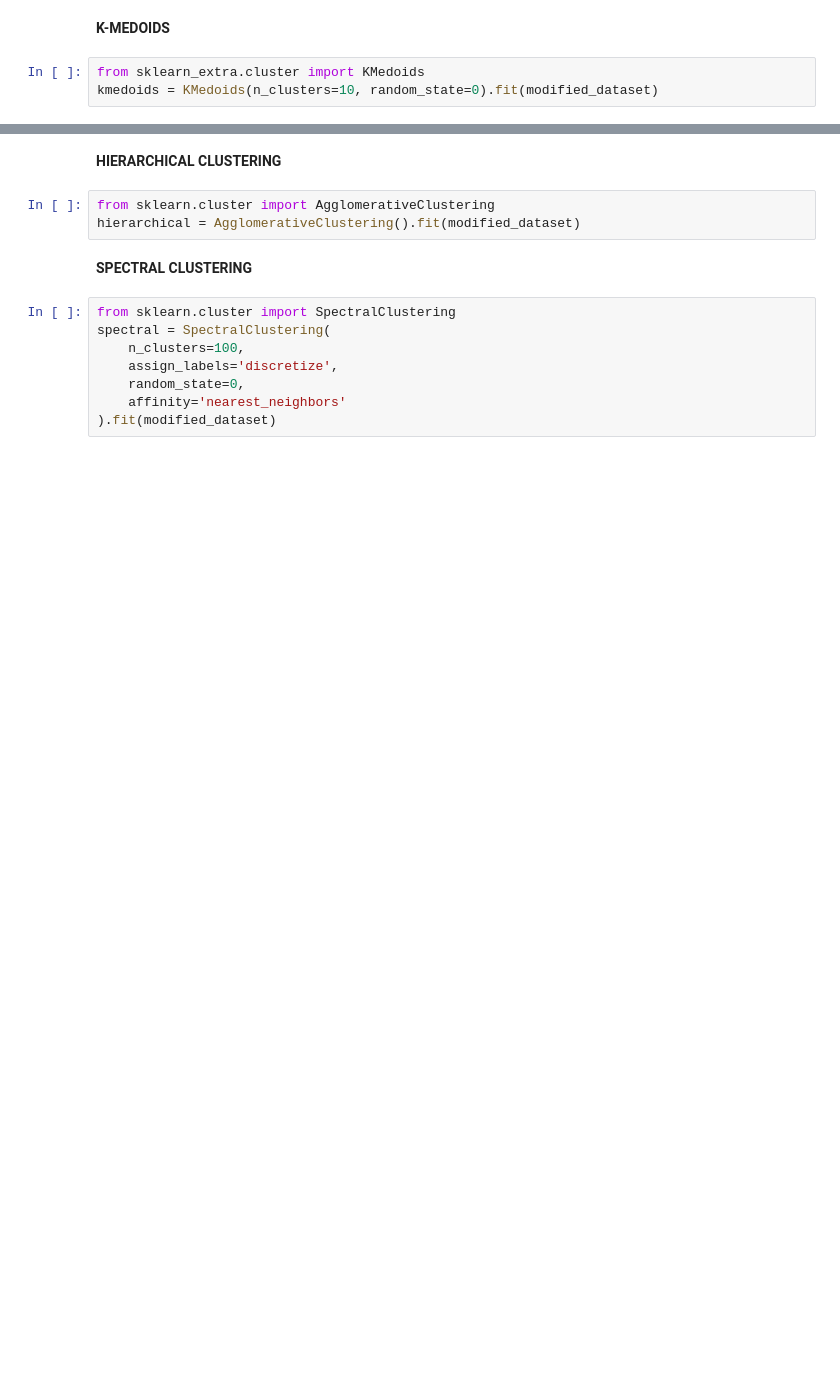
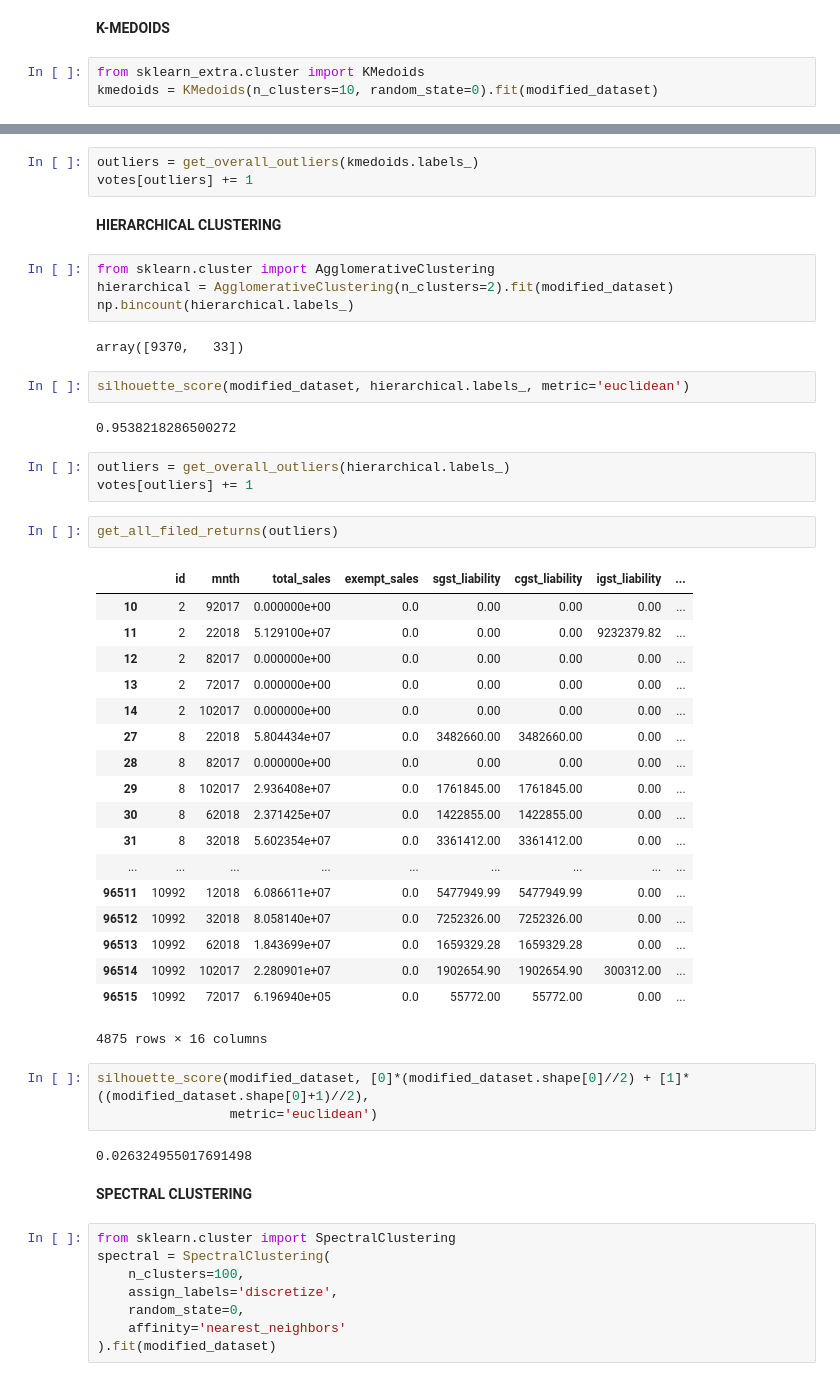
Before and after one commit to polarboar/Fraud-Analytics, a Jupyter notebook: project2/main.ipynb, the cells around one changed output, grey strips where cells are left out. Saved outputs shown, nothing was run; the diff lists cells and outputs as text; blank space fills up the shorter version.

```diff
--- a/project2/main.ipynb
+++ b/project2/main.ipynb
@@ -399,8 +451,47 @@ kmedoids = KMedoids(n_clusters=10, random_state=0).fit(modified_dataset)
+# %%
+outliers = get_overall_outliers(kmedoids.labels_)
+votes[outliers] += 1
 # %% [markdown]
 **HIERARCHICAL CLUSTERING**
 # %%
 from sklearn.cluster import AgglomerativeClustering
-hierarchical = AgglomerativeClustering().fit(modified_dataset)
+hierarchical = AgglomerativeClustering(n_clusters=2).fit(modified_dataset)
+np.bincount(hierarchical.labels_)
+# %% [output]
+array([9370,   33])
+# %%
+silhouette_score(modified_dataset, hierarchical.labels_, metric='euclidean')
+# %% [output]
+0.9538218286500272
+# %%
+outliers = get_overall_outliers(hierarchical.labels_)
+votes[outliers] += 1
+# %%
+get_all_filed_returns(outliers)
+# %% [output]
+|  | id | mnth | total_sales | exempt_sales | sgst_liability | cgst_liability | igst_liability | ... |
+| 10 | 2 | 92017 | 0.000000e+00 | 0.0 | 0.00 | 0.00 | 0.00 | ... |
+| 11 | 2 | 22018 | 5.129100e+07 | 0.0 | 0.00 | 0.00 | 9232379.82 | ... |
+| 12 | 2 | 82017 | 0.000000e+00 | 0.0 | 0.00 | 0.00 | 0.00 | ... |
+| 13 | 2 | 72017 | 0.000000e+00 | 0.0 | 0.00 | 0.00 | 0.00 | ... |
+| 14 | 2 | 102017 | 0.000000e+00 | 0.0 | 0.00 | 0.00 | 0.00 | ... |
+| 27 | 8 | 22018 | 5.804434e+07 | 0.0 | 3482660.00 | 3482660.00 | 0.00 | ... |
+| 28 | 8 | 82017 | 0.000000e+00 | 0.0 | 0.00 | 0.00 | 0.00 | ... |
+| 29 | 8 | 102017 | 2.936408e+07 | 0.0 | 1761845.00 | 1761845.00 | 0.00 | ... |
+| 30 | 8 | 62018 | 2.371425e+07 | 0.0 | 1422855.00 | 1422855.00 | 0.00 | ... |
+| 31 | 8 | 32018 | 5.602354e+07 | 0.0 | 3361412.00 | 3361412.00 | 0.00 | ... |
+| ... | ... | ... | ... | ... | ... | ... | ... | ... |
+| 96511 | 10992 | 12018 | 6.086611e+07 | 0.0 | 5477949.99 | 5477949.99 | 0.00 | ... |
+| 96512 | 10992 | 32018 | 8.058140e+07 | 0.0 | 7252326.00 | 7252326.00 | 0.00 | ... |
+| 96513 | 10992 | 62018 | 1.843699e+07 | 0.0 | 1659329.28 | 1659329.28 | 0.00 | ... |
+| 96514 | 10992 | 102017 | 2.280901e+07 | 0.0 | 1902654.90 | 1902654.90 | 300312.00 | ... |
+| 96515 | 10992 | 72017 | 6.196940e+05 | 0.0 | 55772.00 | 55772.00 | 0.00 | ... |
+4875 rows × 16 columns
+# %%
+silhouette_score(modified_dataset, [0]*(modified_dataset.shape[0]//2) + [1]*((modified_dataset.shape[0]+1)//2),
+                 metric='euclidean')
+# %% [output]
+0.026324955017691498
 # %% [markdown]
 **SPECTRAL CLUSTERING**
 # %%
```
Also changed, not shown: parts of 15 cells of this notebook.
